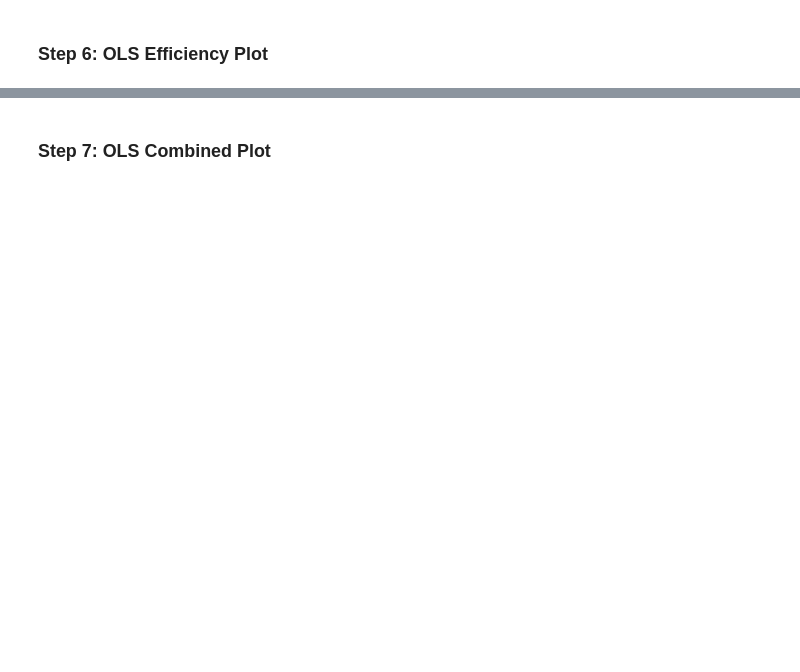
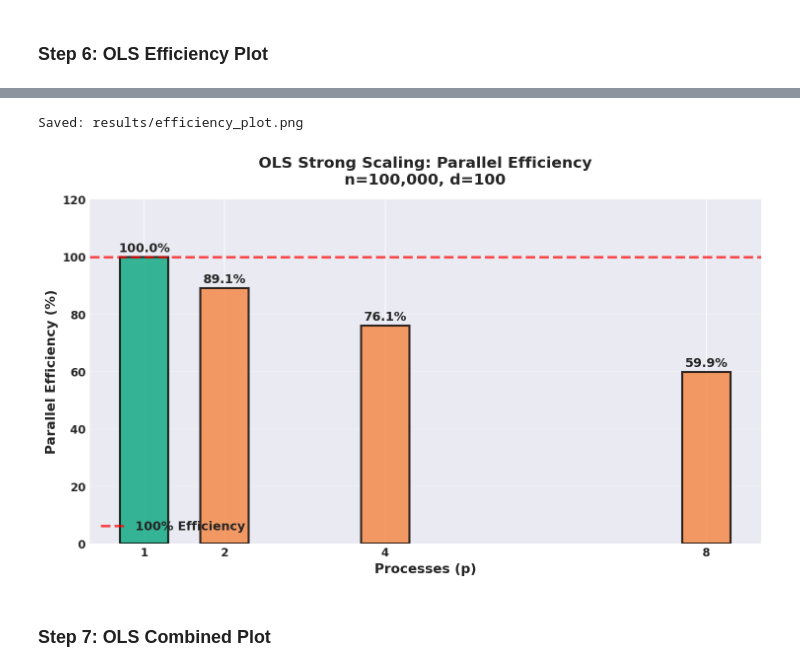
Before and after one commit to liyouqi/HPC-Linear-Regression, a Jupyter notebook: analysis.ipynb, the cells around one changed output, grey strips where cells are left out. Saved outputs shown, nothing was run; the diff lists cells and outputs as text; code cells hidden in the pictures; blank space fills up the shorter version.

```diff
--- a/analysis.ipynb
+++ b/analysis.ipynb
@@ -114,29 +173,33 @@ plt.show()
 # %%
 efficiencies_ols = stats_ols['efficiency'].values
 
 fig, ax = plt.subplots(figsize=(10, 6))
 colors = ['#06A77D' if e >= 100 else '#F5853F' for e in efficiencies_ols]
 bars = ax.bar(processes, efficiencies_ols, color=colors, alpha=0.8,
               edgecolor='black', linewidth=2, width=0.6)
 ax.axhline(y=100, color='red', linestyle='--', linewidth=2.5, label='100% Efficiency', alpha=0.7)
 
 ax.set_xlabel('Processes (p)', fontsize=13, fontweight='bold')
 ax.set_ylabel('Parallel Efficiency (%)', fontsize=13, fontweight='bold')
 ax.set_title('OLS Strong Scaling: Parallel Efficiency\nn=100,000, d=100', fontsize=15, fontweight='bold', pad=15)
-ax.set_ylim(95, 105)
+# ax.set_ylim(95, 105)
+ax.set_ylim(0, 120)
 ax.legend(fontsize=12, loc='lower left')
 ax.grid(True, alpha=0.3, axis='y')
 ax.set_xticks(processes)
 
 for bar, eff in zip(bars, efficiencies_ols):
     height = bar.get_height()
     ax.annotate(f'{eff:.1f}%', xy=(bar.get_x() + bar.get_width()/2, height),
                 xytext=(0, 5), textcoords="offset points", ha='center', fontsize=12, fontweight='bold')
 
 plt.tight_layout()
 plt.savefig('results/efficiency_plot.png', dpi=300, bbox_inches='tight')
 print("Saved: results/efficiency_plot.png")
 plt.show()
+# %% [output]
+Saved: results/efficiency_plot.png
+[figure, added]
 # %% [markdown]
 ### Step 7: OLS Combined Plot
 # %%
```
Also changed, not shown: parts of 15 cells of this notebook, 58 other files.
